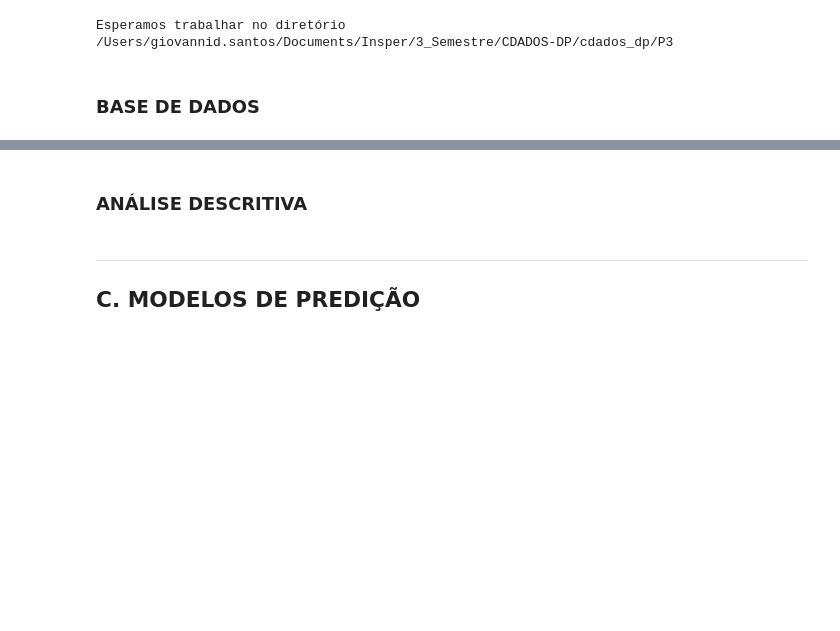
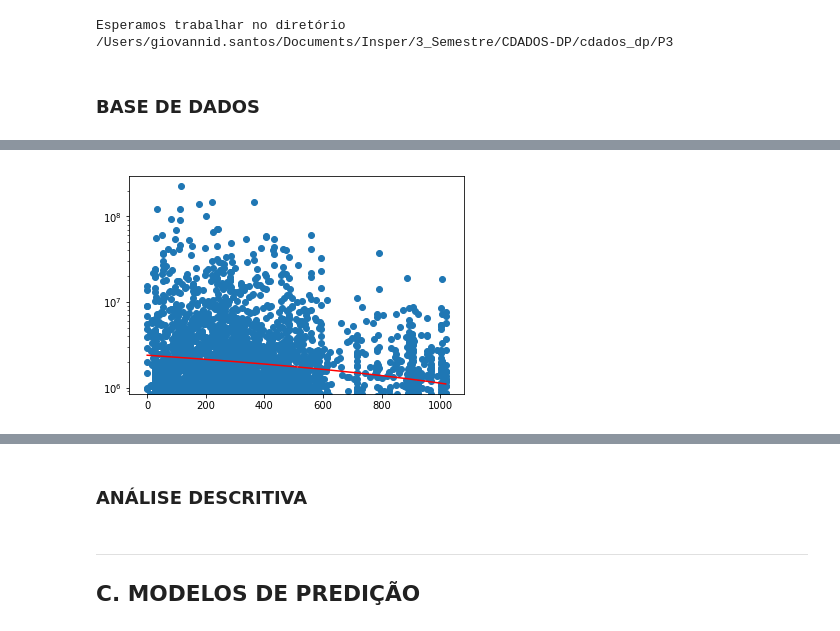
Before and after one commit to victorniubo/cdados_dp, a Jupyter notebook: P3/Projeto3 Layout.ipynb, the cells around one changed output, grey strips where cells are left out. Cells and saved outputs as stored; diff of their text form; code cells hidden in the pictures; blank space fills up the shorter version.

Commit message:
ínicio regressão top3 tags

```diff
--- a/P3/Projeto3 Layout.ipynb
+++ b/P3/Projeto3 Layout.ipynb
@@ -181,0 +155,23 @@ for index, row in trans.iterrows():
+# %%
+#LEMBRANDO
+x = you_ifn.top3_freq
+y = you_ifn.views
+
+#beta^0 e beta^1
+yb = y.mean()
+xb = x.mean()
+
+Sxy = ((x -xb)*(y -yb)).sum()
+Sxx = ((x -xb)**2).sum()
+
+b1 = Sxy/Sxx
+b0 = yb - b1*xb
+
+x_v = np.linspace(x.min(), x.max(), 500)
+y_v = b0 + b1*x_v
+
+plt.plot(x_v,y_v, color="r") # resultados da regressão
+plt.scatter(x, y); # dados
+plt.gca().set_yscale('log')
+# %% [output]
+[figure, added]
```
Also changed, not shown: parts of 14 cells of this notebook.
